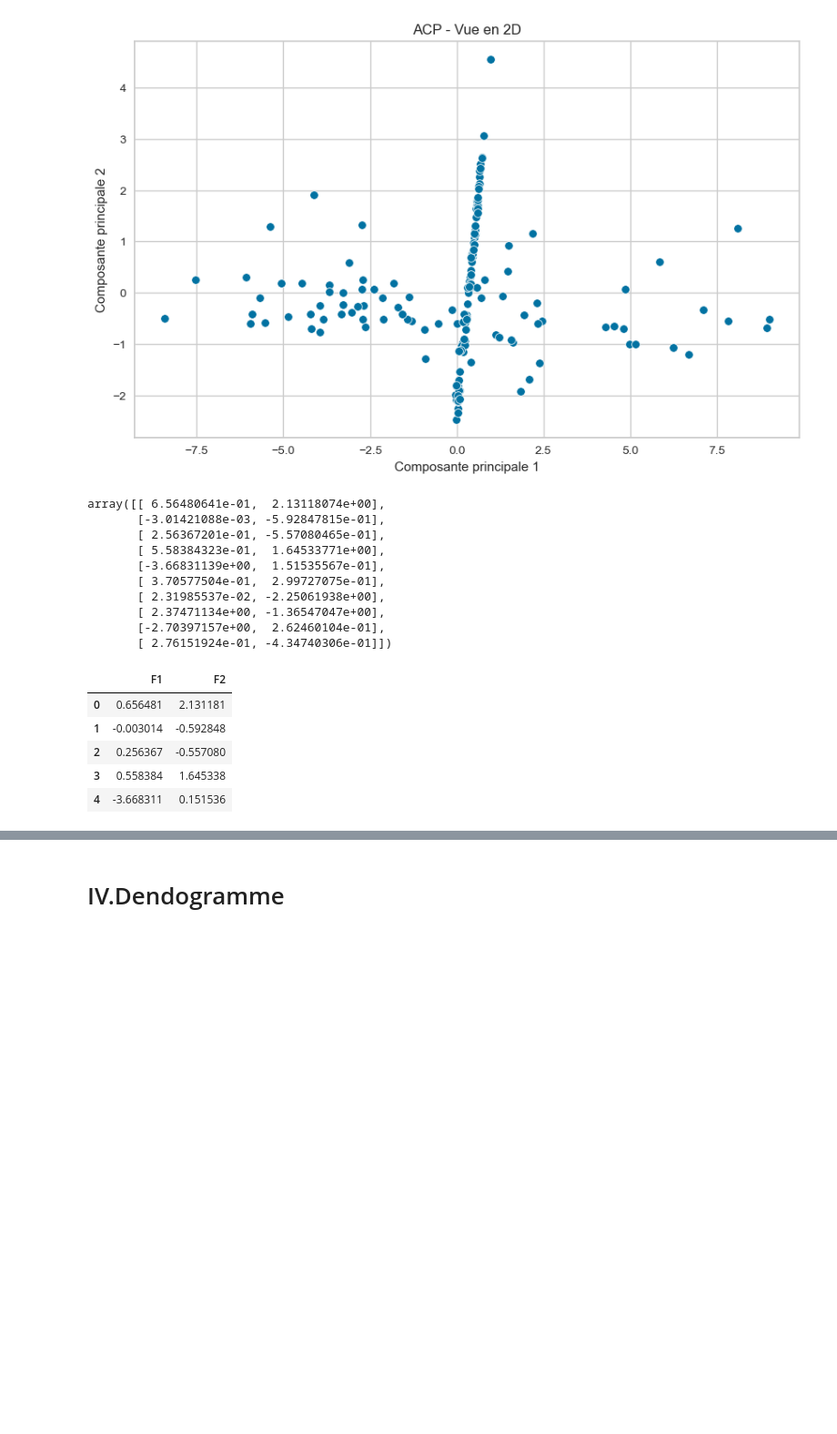
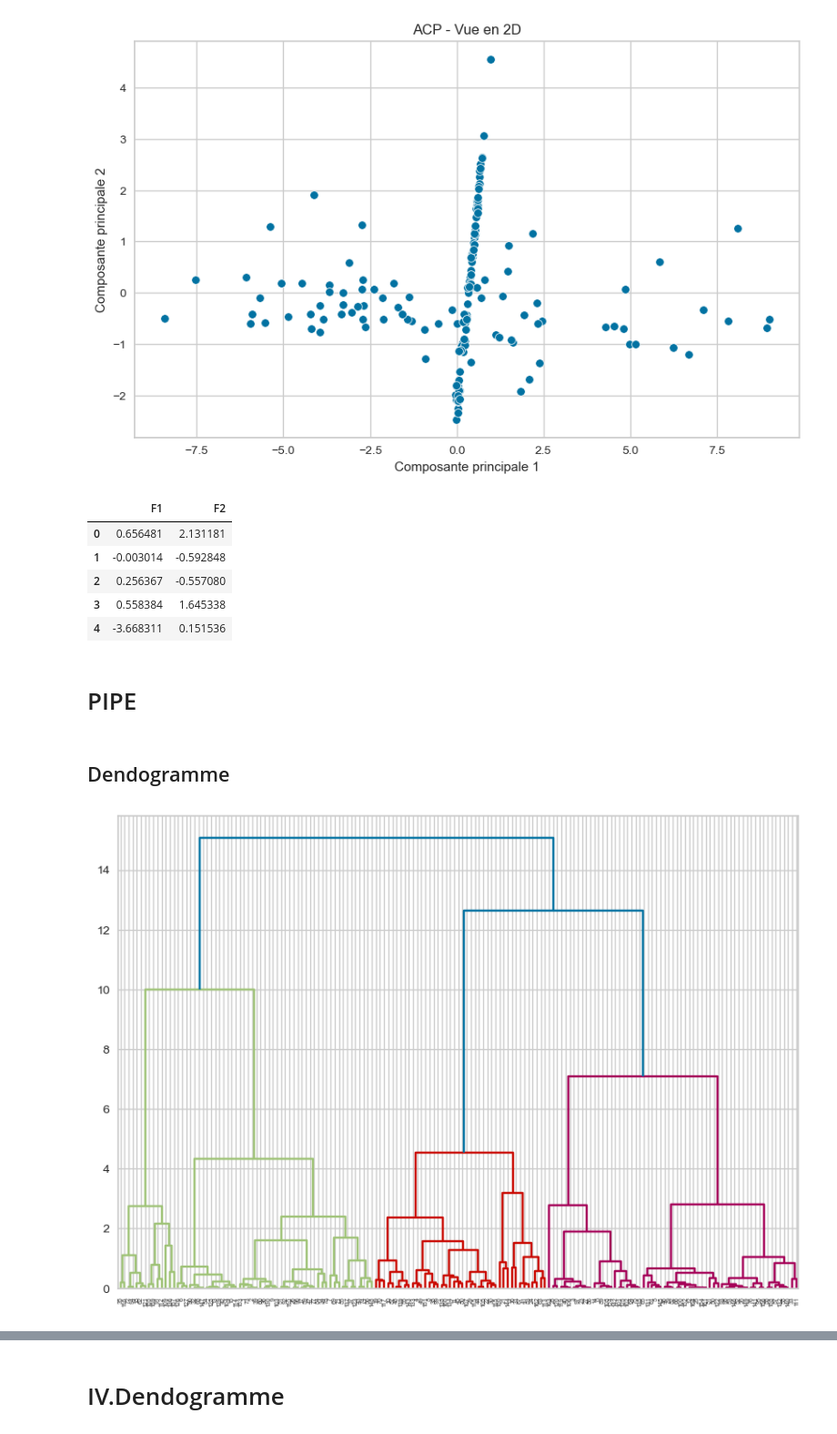
Before and after one commit to AntoineJBQ/Projet-9---Produisez-une--etude-de-marche--avec-Python, a Jupyter notebook: NOTEBOOK/clustering_visualisations.ipynb, the cells around one changed output, grey strips where cells are left out. Shown at 91% size. Cells and saved outputs as stored; diff of their text form; code cells hidden in the pictures; blank space fills up the shorter version.

```diff
--- a/NOTEBOOK/clustering_visualisations.ipynb
+++ b/NOTEBOOK/clustering_visualisations.ipynb
@@ -172,9 +181,7 @@ plt.show(block=False)
 # %% [output]
 [figure]
 # %%
-# Application de l'ACP
-pca_pivot = PCA(n_components=2)  # Ajuster le nombre de composantes
-principal_components_pivot = pca_pivot.fit_transform(data_num)
+principal_components_pivot = pca.fit_transform(data_num)
 
 # Visualisation des résultats de l'ACP
 plt.figure(figsize=(10, 6))
@@ -187,26 +194,38 @@ plt.show()
 [figure]
 # %%
 X_proj = pca.transform(data_num)
-X_proj[:10]
+df = pd.DataFrame(X_proj, columns = ["F1", "F2"])
+df_test = df.copy()
+df.head()
 # %% [output]
-array([[ 6.56480641e-01,  2.13118074e+00],
-       [-3.01421088e-03, -5.92847815e-01],
-       [ 2.56367201e-01, -5.57080465e-01],
-       [ 5.58384323e-01,  1.64533771e+00],
-       [-3.66831139e+00,  1.51535567e-01],
-       [ 3.70577504e-01,  2.99727075e-01],
-       [ 2.31985537e-02, -2.25061938e+00],
-       [ 2.37471134e+00, -1.36547047e+00],
-       [-2.70397157e+00,  2.62460104e-01],
-       [ 2.76151924e-01, -4.34740306e-01]])
+|  | F1 | F2 |
+| 0 | 0.656481 | 2.131181 |
+| 1 | -0.003014 | -0.592848 |
+| 2 | 0.256367 | -0.557080 |
+| 3 | 0.558384 | 1.645338 |
+| 4 | -3.668311 | 0.151536 |
-# %%
-df = pd.DataFrame(X_proj, columns = ["F1", "F2"])
-df_test = df.copy()
-df.head()
-# %% [output]
-|  | F1 | F2 |
-| 0 | 0.656481 | 2.131181 |
-| 1 | -0.003014 | -0.592848 |
-| 2 | 0.256367 | -0.557080 |
-| 3 | 0.558384 | 1.645338 |
-| 4 | -3.668311 | 0.151536 |
+# %% [markdown]
+# PIPE
+# %% [markdown]
+## Dendogramme
+# %%
+# Créer le pipeline pour le dendogramme
+pipe_dendogramme = Pipeline([
+    ('scaler', StandardScaler()),
+    ('agg', AgglomerativeClustering(n_clusters=3))
+])
+
+
+def create_dendrogram(df, pipe_dendogramme):
+    """Crée et affiche un dendrogramme pour un DataFrame donné, en utilisant un pipeline donné."""
+    Z = linkage(pipe_dendogramme['scaler'].transform(df), method='ward')
+    clusters = fcluster(Z, 3, criterion='maxclust')
+    plt.figure(figsize=(10, 7))
+    dendrogram(Z)
+    plt.show()
+# %%
+# Ajuster le pipeline
+pipe_dendogramme.fit(df)
+create_dendrogram(df, pipe_dendogramme)
+# %% [output]
+[figure, added]
```
Also changed, not shown: parts of 116 cells of this notebook.
